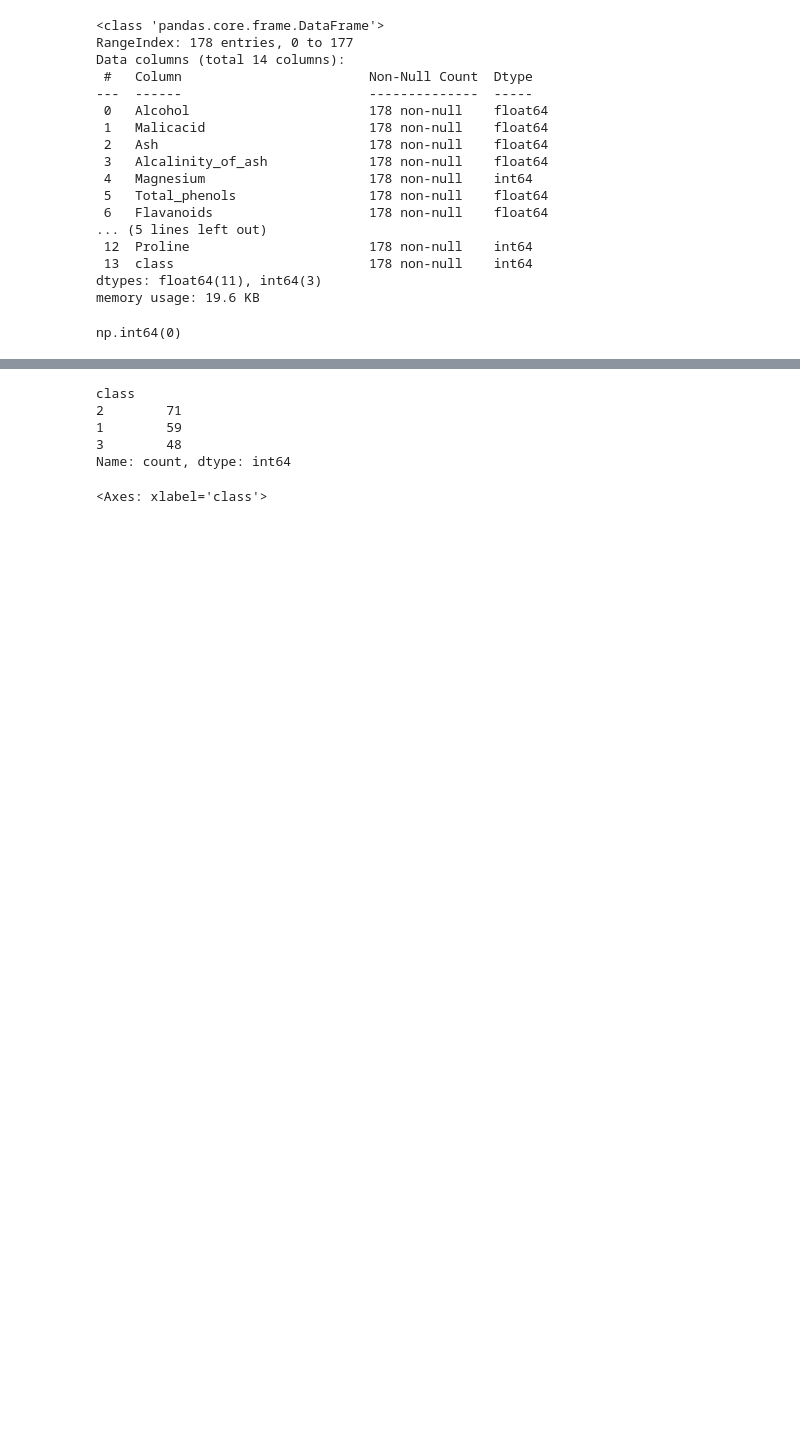
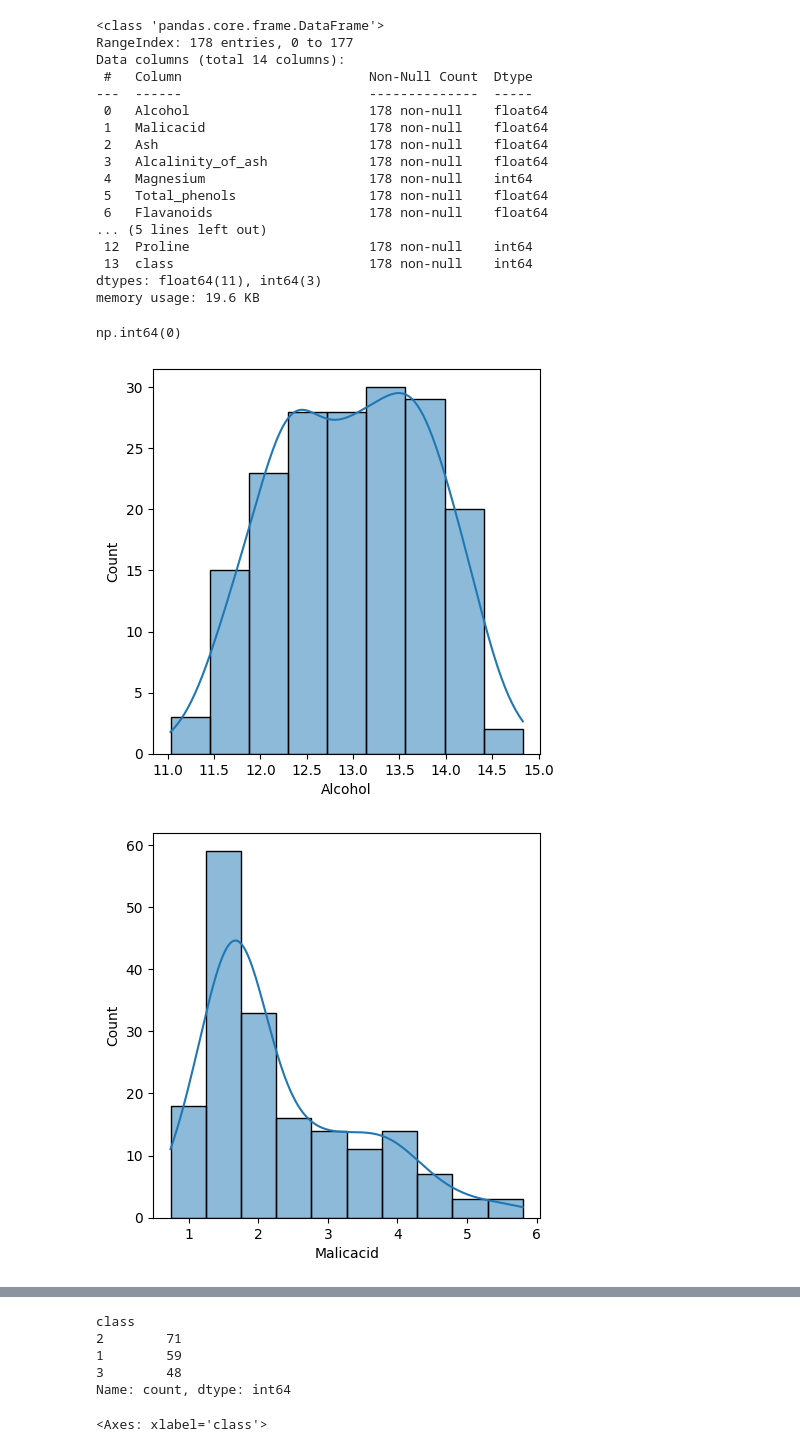
Before and after one commit to Eug-Chua/Wine-Classifier, a Jupyter notebook: wine_classifier.ipynb, the cells around one changed output, grey strips where cells are left out. Cells and saved outputs as stored; diff of their text form; code cells hidden in the pictures; blank space fills up the shorter version.

```diff
--- a/wine_classifier.ipynb
+++ b/wine_classifier.ipynb
@@ -104,3 +105,14 @@ memory usage: 19.6 KB
 df.duplicated().sum()
 # %% [output]
 np.int64(0)
+# %%
+for col in X.columns:
+    fig, axs = plt.subplots(figsize=(5,5))
+    sns.histplot(data=df,
+                 x=col,
+                 kde=True,
+                 ax=axs)
+    plt.show()
+# %% [output]
+[figure, added]
+[figure, added]
```
Also changed, not shown: parts of 32 cells of this notebook.
